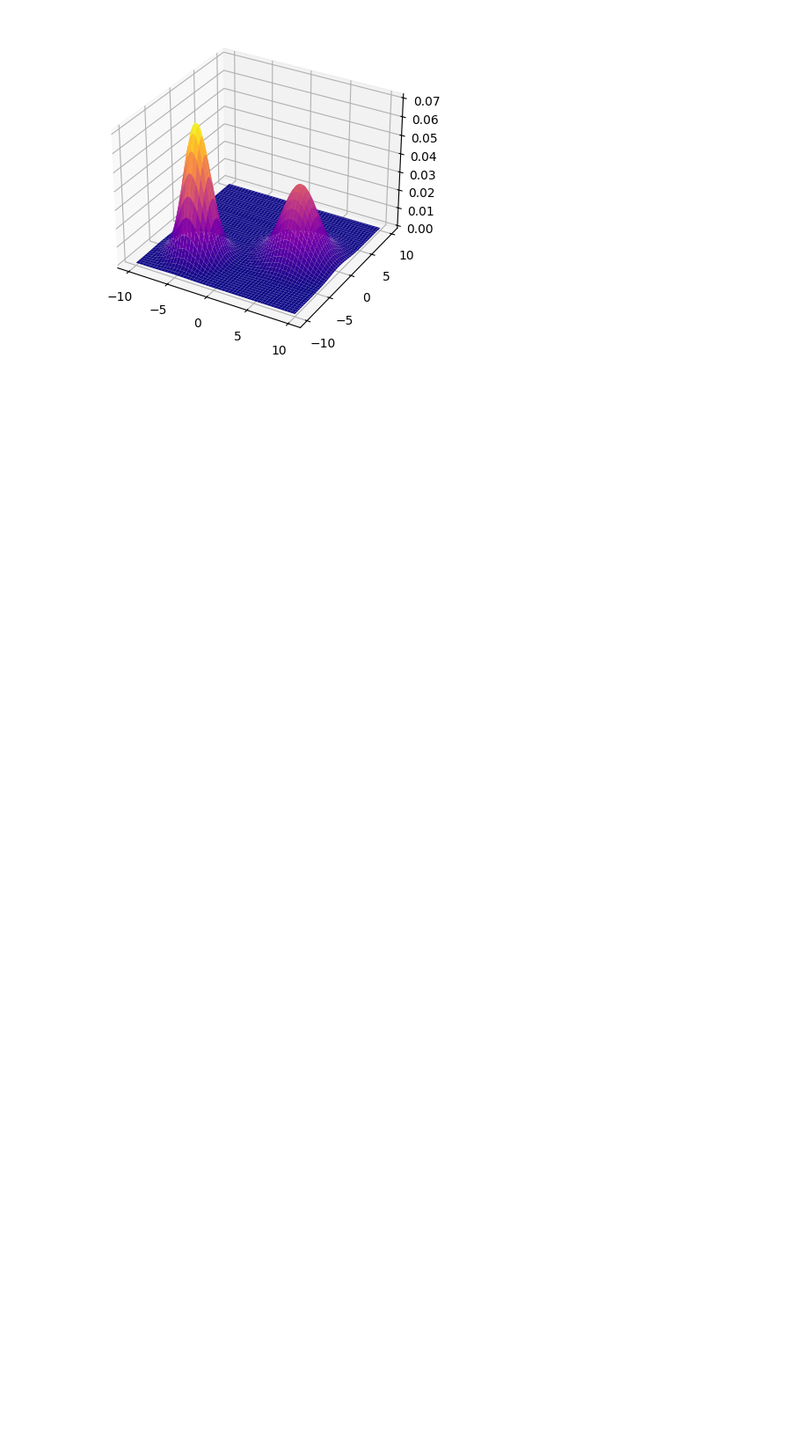
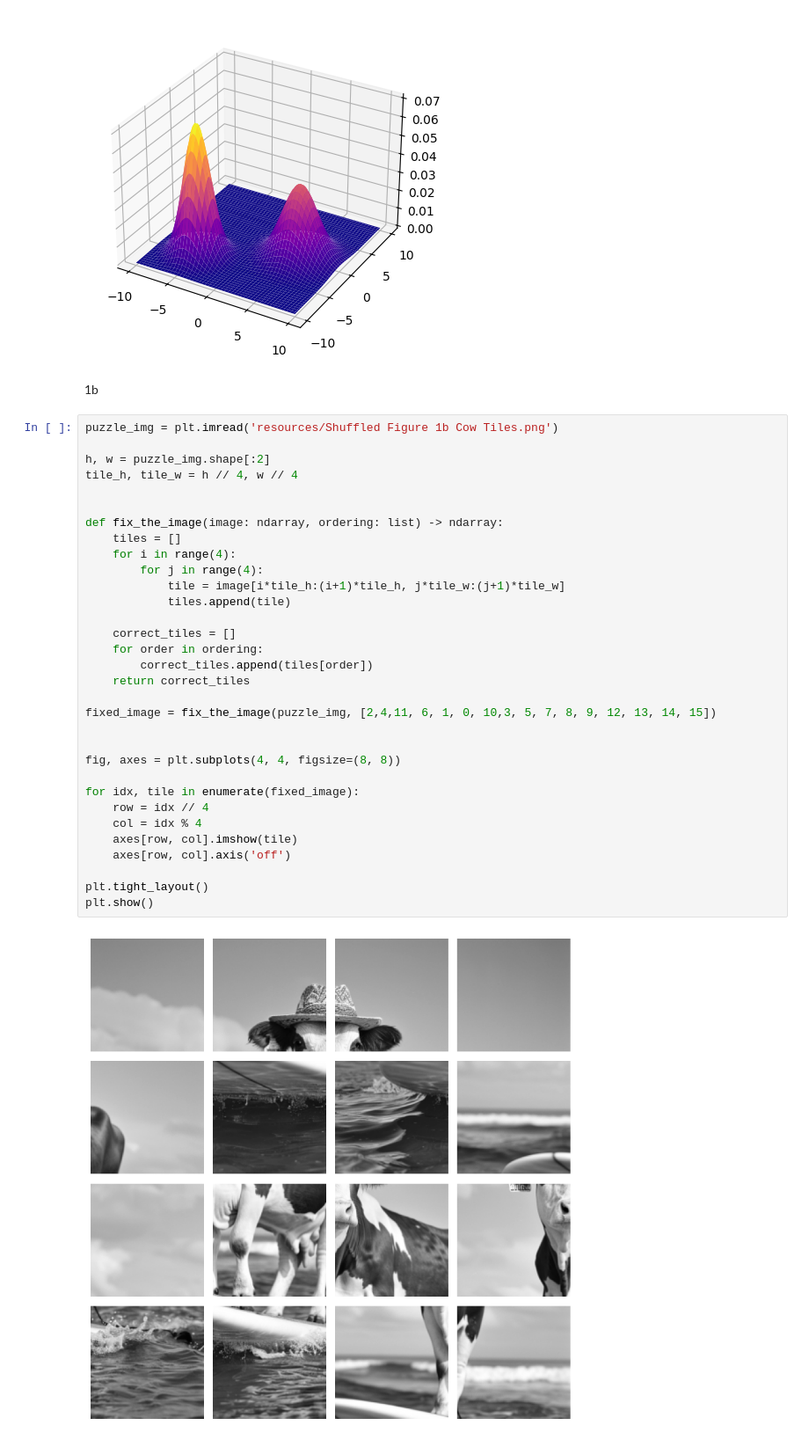
Before and after one commit to nicobrauchtgit/mlsec, a Jupyter notebook: 02 Ex/ex02.ipynb, the cells around one changed output. Shown at 88% size. Cells and saved outputs as stored; diff of their text form; blank space fills up the shorter version.

```diff
--- a/02 Ex/ex02.ipynb
+++ b/02 Ex/ex02.ipynb
@@ -30,3 +30,39 @@ ax.plot_surface(X, Y, Z, cmap='plasma')
 plt.show()
 # %% [output]
 [figure]
+# %% [markdown]
+1b
+# %%
+puzzle_img = plt.imread('resources/Shuffled Figure 1b Cow Tiles.png')
+
+h, w = puzzle_img.shape[:2]
+tile_h, tile_w = h // 4, w // 4
+
+
+def fix_the_image(image: ndarray, ordering: list) -> ndarray:
+    tiles = []
+    for i in range(4):
+        for j in range(4):
+            tile = image[i*tile_h:(i+1)*tile_h, j*tile_w:(j+1)*tile_w]
+            tiles.append(tile)
+
+    correct_tiles = []
+    for order in ordering:
+        correct_tiles.append(tiles[order])
+    return correct_tiles
+
+fixed_image = fix_the_image(puzzle_img, [2,4,11, 6, 1, 0, 10,3, 5, 7, 8, 9, 12, 13, 14, 15])
+
+
+fig, axes = plt.subplots(4, 4, figsize=(8, 8))
+
+for idx, tile in enumerate(fixed_image):
+    row = idx // 4
+    col = idx % 4
+    axes[row, col].imshow(tile)
+    axes[row, col].axis('off')
+
+plt.tight_layout()
+plt.show()
+# %% [output]
+[figure, added]
```
Also changed, not shown: parts of 1 cell of this notebook.
